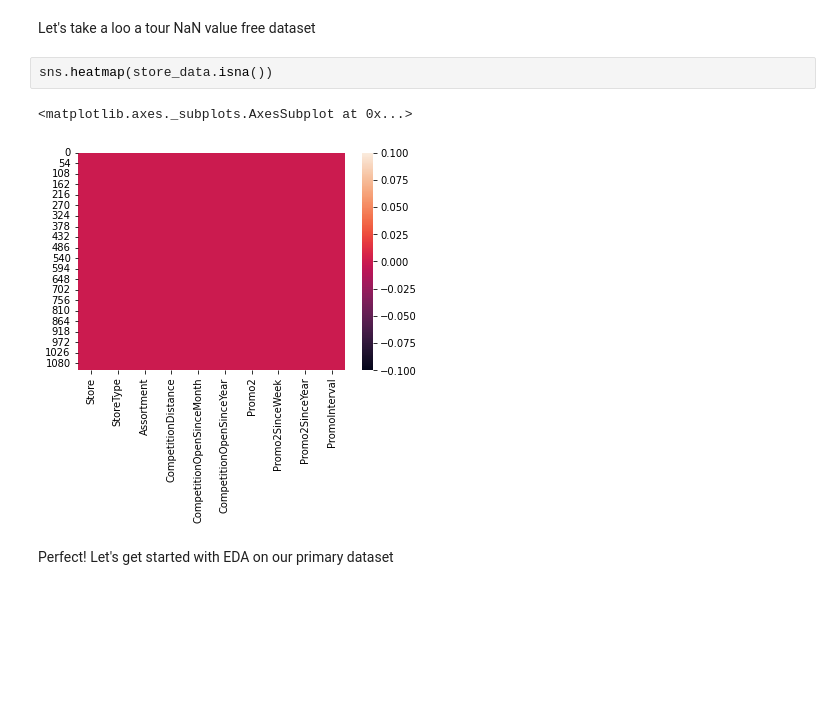
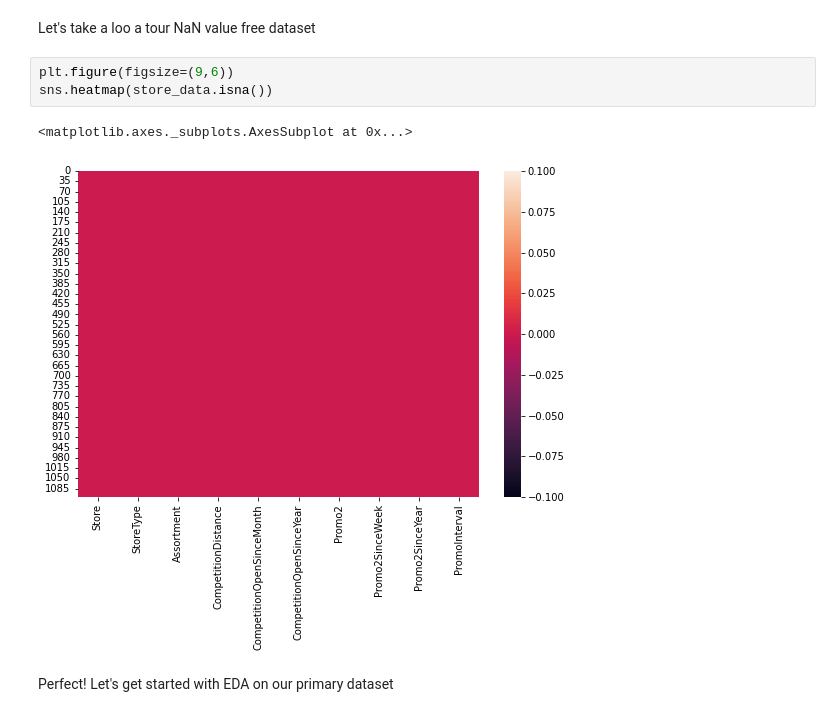
Before and after one commit to cpvivek/Rossman-Sales-Prediction-Machine-Learning-Regression-Model, a Jupyter notebook: Rossmann_Sales_Prediction_Capstone_Project_Vivek_CP.ipynb, the cells around one changed output. Cells and saved outputs as stored; diff of their text form; blank space fills up the shorter version.

```diff
--- a/Rossmann_Sales_Prediction_Capstone_Project_Vivek_CP.ipynb
+++ b/Rossmann_Sales_Prediction_Capstone_Project_Vivek_CP.ipynb
@@ -202,10 +202,11 @@ store_data['Promo2SinceYear'].fillna(2011,inplace=True)#Similar reason as above
 # %% [markdown]
 Let's take a loo a tour NaN value free dataset
 # %%
+plt.figure(figsize=(9,6))
 sns.heatmap(store_data.isna())
 # %% [output]
 <matplotlib.axes._subplots.AxesSubplot at 0x...>
-[figure, old version]
+[figure, new version]
 # %% [markdown]
 Perfect!
 Let's get started with EDA on our primary dataset
```
Also changed, not shown: parts of 24 cells of this notebook.
